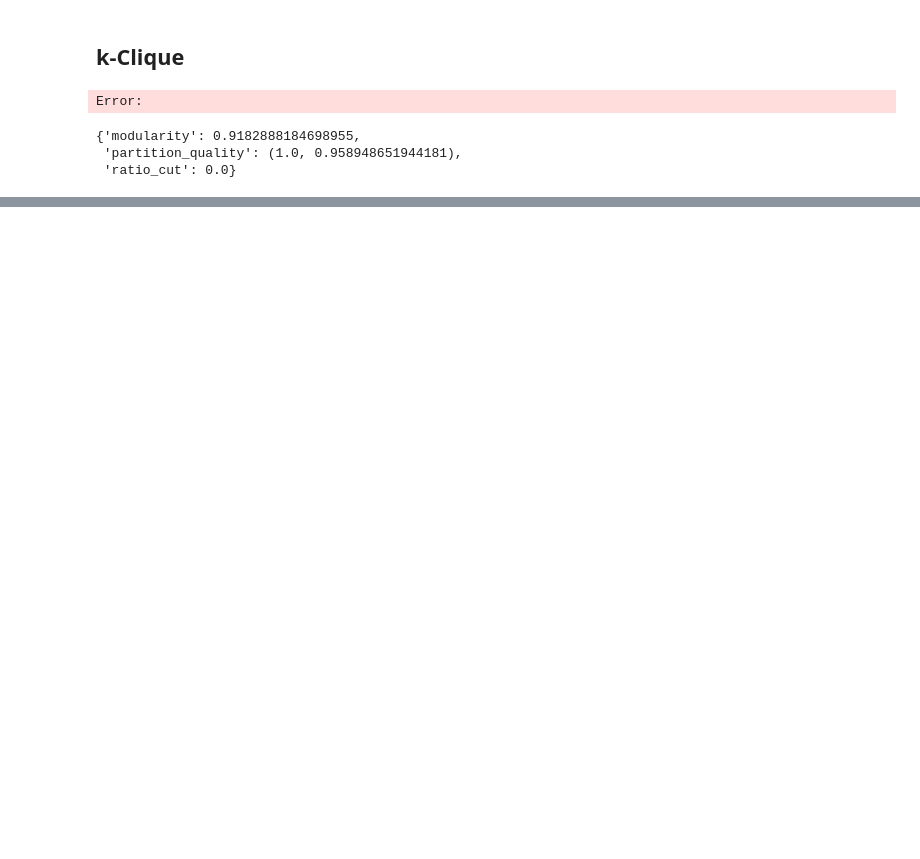
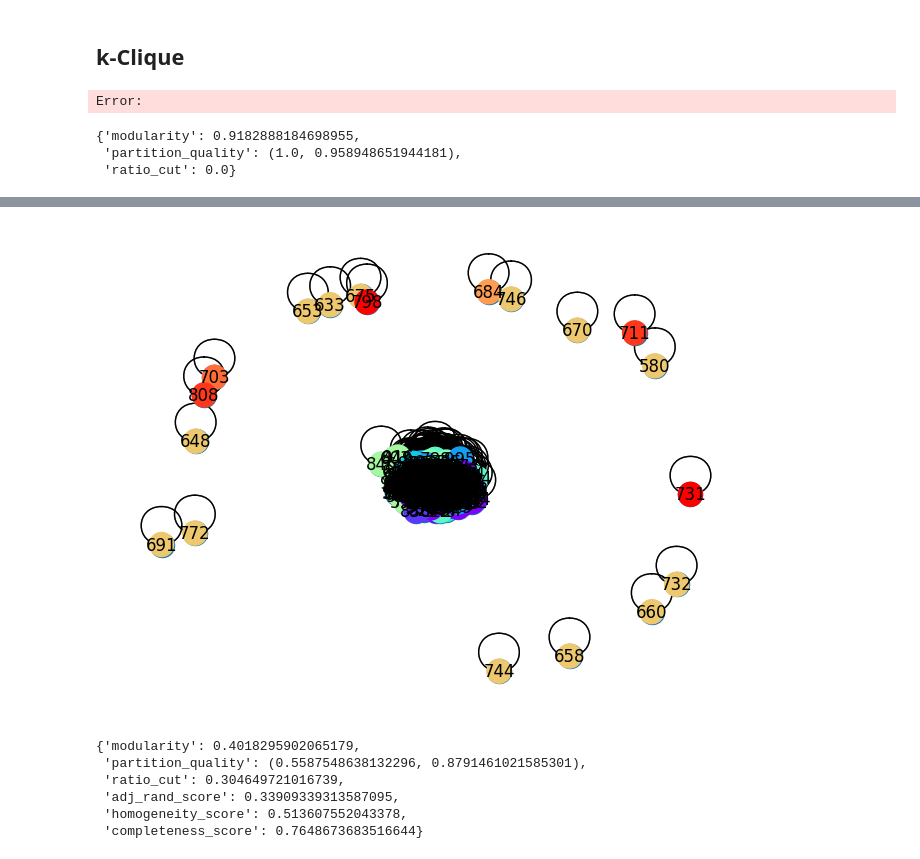
Before and after one commit to afpbondoc/MGMA_CommunityDetection_InfluenceMaximization, a Jupyter notebook: communities.ipynb, the cells around one changed output, grey strips where cells are left out. Drawn from its saved outputs; the diff is of its cells as text; code cells hidden in the pictures; blank space fills up the shorter version.

Commit message:
graph embedding approach for CD
Signed-off-by: kouganepola <koumudiganepola.15@cse.mrt.ac.lk>

```diff
--- a/communities.ipynb
+++ b/communities.ipynb
@@ -325,0 +331,29 @@ get_metrics(G, cliques)
+# %%
+node2vec = Node2Vec(G, dimensions=64, walk_length=30, num_walks=200, workers=4)
+model = node2vec.fit(window=10, min_count=1, batch_words=4)
+
+# Get embeddings for nodes
+embeddings = [model.wv[str(node)] for node in G.nodes()]
+
+# Convert embeddings to a NumPy array
+X = np.array(embeddings)
+
+# Specify the number of clusters (you may need to adjust this based on your graph)
+num_clusters = 15
+
+# Apply K-Means clustering
+kmeans = KMeans(n_clusters=num_clusters, random_state=42)
+clusters = kmeans.fit_predict(X)
+
+# Assign cluster labels to nodes in the graph
+for node, cluster_label in zip(G.nodes(), clusters):
+    G.nodes[node]['cluster'] = cluster_label
+
+node_clusters = {}
+# Print the cluster assignments
+for node, data in G.nodes(data=True):
+    if data['cluster'] in node_clusters.keys():
+        node_clusters[data['cluster']].append(node)
+
+    else:
+        node_clusters[data['cluster']] = [node]
@@ -325,0 +378,11 @@ get_metrics(G, cliques)
+# %%
+graph_community(G, community=node_clusters.values())
+get_metrics(G, node_clusters.values(), truth)
+# %% [output]
+[figure, added]
+{'modularity': 0.4018295902065179,
+ 'partition_quality': (0.5587548638132296, 0.8791461021585301),
+ 'ratio_cut': 0.304649721016739,
+ 'adj_rand_score': 0.33909339313587095,
+ 'homogeneity_score': 0.513607552043378,
+ 'completeness_score': 0.7648673683516644}
```
Also changed, not shown: parts of 8 cells of this notebook.
